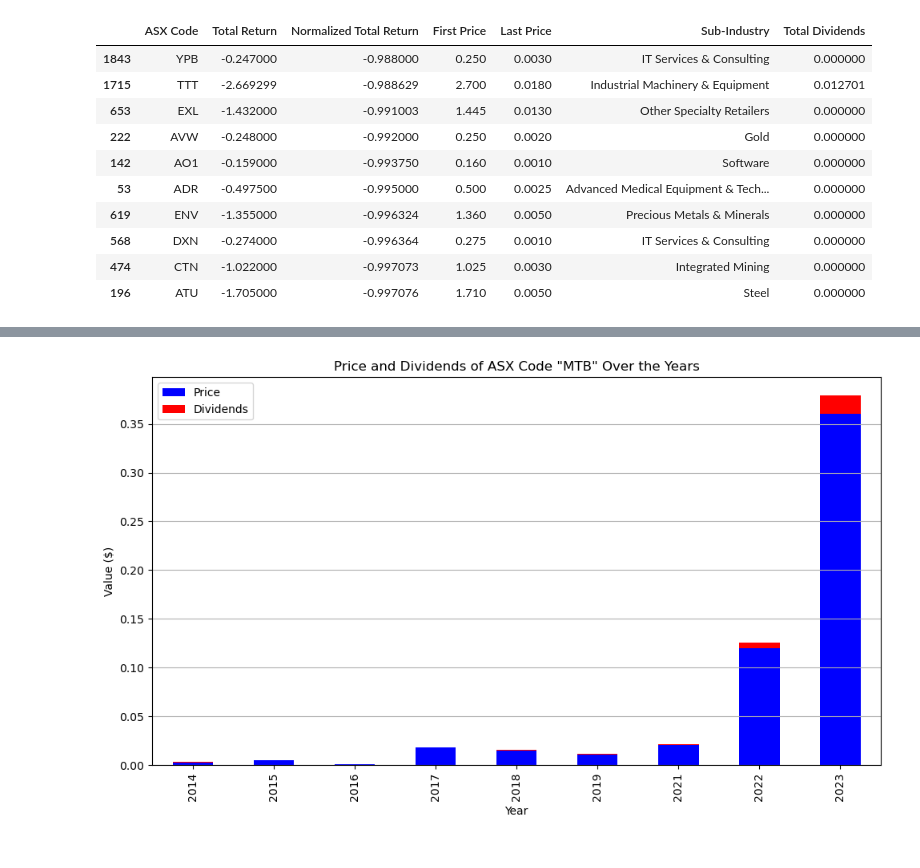
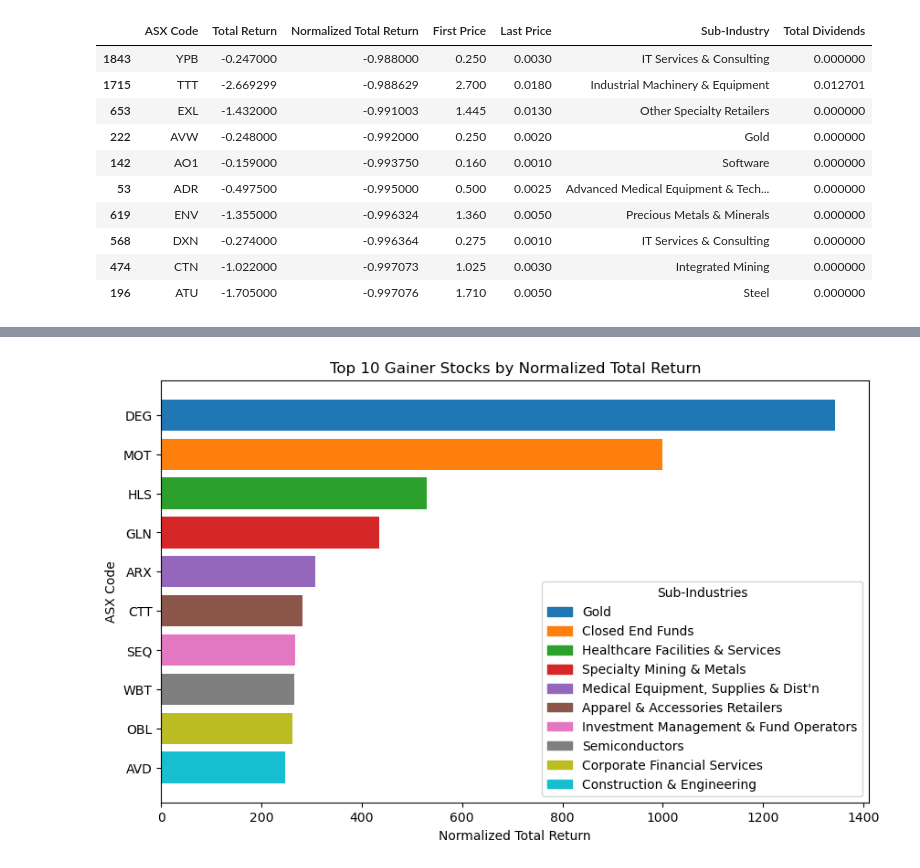
Before and after one commit to TruptiRadadiya/Australian_Stock_Market_Analysis, a Jupyter notebook: visualization/calculate_top_and_button_gainers.ipynb, the cells around one changed output, grey strips where cells are left out. Drawn from its saved outputs; the diff is of its cells as text; code cells hidden in the pictures.

```diff
--- a/visualization/calculate_top_and_button_gainers.ipynb
+++ b/visualization/calculate_top_and_button_gainers.ipynb
@@ -152,34 +115,42 @@ plt.show()
-# %%
-import matplotlib.pyplot as plt
-
-# Assuming you have a DataFrame named 'final_df' with columns: 'Year', 'ASX Code', 'Last Price($)', 'Dividends'
-
-# Filter data for ASX Code "MTB"
-mtb_data = final_df[final_df['ASX Code'] == 'LIN'].copy()
-
-# Aggregate data by year
-mtb_data_agg = mtb_data.groupby('Year')[['Last Price($)', 'Dividends']].mean()
-
-# Remove negative values from Last Price
-mtb_data_agg = mtb_data_agg[mtb_data_agg['Last Price($)'] >= 0]
-
-# Create figure and axes objects
-fig, ax = plt.subplots(figsize=(10, 6))
-
-# Plot stacked bar plot
-mtb_data_agg.plot(kind='bar', stacked=True, ax=ax, color=['blue', 'red'])
-
-# Add labels and title
-plt.xlabel('Year')
-plt.ylabel('Value ($)')
-plt.title('Price and Dividends of ASX Code "MTB" Over the Years')
-
-# Add legend
-plt.legend(['Price', 'Dividends'], loc='upper left')
-
-# Show the plot
-plt.grid(axis='y')
-plt.tight_layout()
-plt.show()
-# %% [output]
-[figure, removed]
+# %%
+
+
+# Data
+top_gainers = top_gainers_report[['ASX Code', 'Normalized Total Return', 'Sub-Industry']].head(10)
+asx_codes = top_gainers['ASX Code']
+normalized_total_returns = top_gainers['Normalized Total Return']
+sub_industries = top_gainers['Sub-Industry']
+
+# Assigning unique colors to each sub-industry
+unique_sub_industries = sub_industries.unique()
+colors = plt.cm.tab10.colors[:len(unique_sub_industries)]  # Using tab10 colormap for colors
+
+# Create a dictionary to map each sub-industry to a color and track if it's already in the legend
+color_map = {}
+handles = []
+for i, (sub_industry, color) in enumerate(zip(unique_sub_industries, colors)):
+    if sub_industry not in color_map:
+        color_map[sub_industry] = color
+        handles.append((sub_industry, color))
+
+# Create a bar plot with consistent colors for each sub-industry
+plt.figure(figsize=(10, 6))
+legend_handles = []
+for asx_code, normalized_total_return, sub_industry in zip(asx_codes, normalized_total_returns, sub_industries):
+    if sub_industry in color_map:
+        plt.barh(asx_code, normalized_total_return, color=color_map[sub_industry])
+        # Add the sub-industry to the legend if it's the first occurrence
+        if sub_industry not in legend_handles:
+            legend_handles.append(sub_industry)
+
+plt.xlabel('Normalized Total Return')
+plt.ylabel('ASX Code')
+plt.title('Top 10 Gainer Stocks by Normalized Total Return')
+
+# Create custom legend labels
+legend_labels = [plt.Rectangle((0,0),1,1, color=color_map[sub_industry]) for sub_industry in legend_handles]
+plt.legend(handles=legend_labels, labels=legend_handles, loc='lower right', title='Sub-Industries')
+plt.gca().invert_yaxis()  # Invert y-axis to display highest return at the top
+plt.show()
+# %% [output]
+[figure, added]
```
Also changed, not shown: parts of 14 cells of this notebook.
